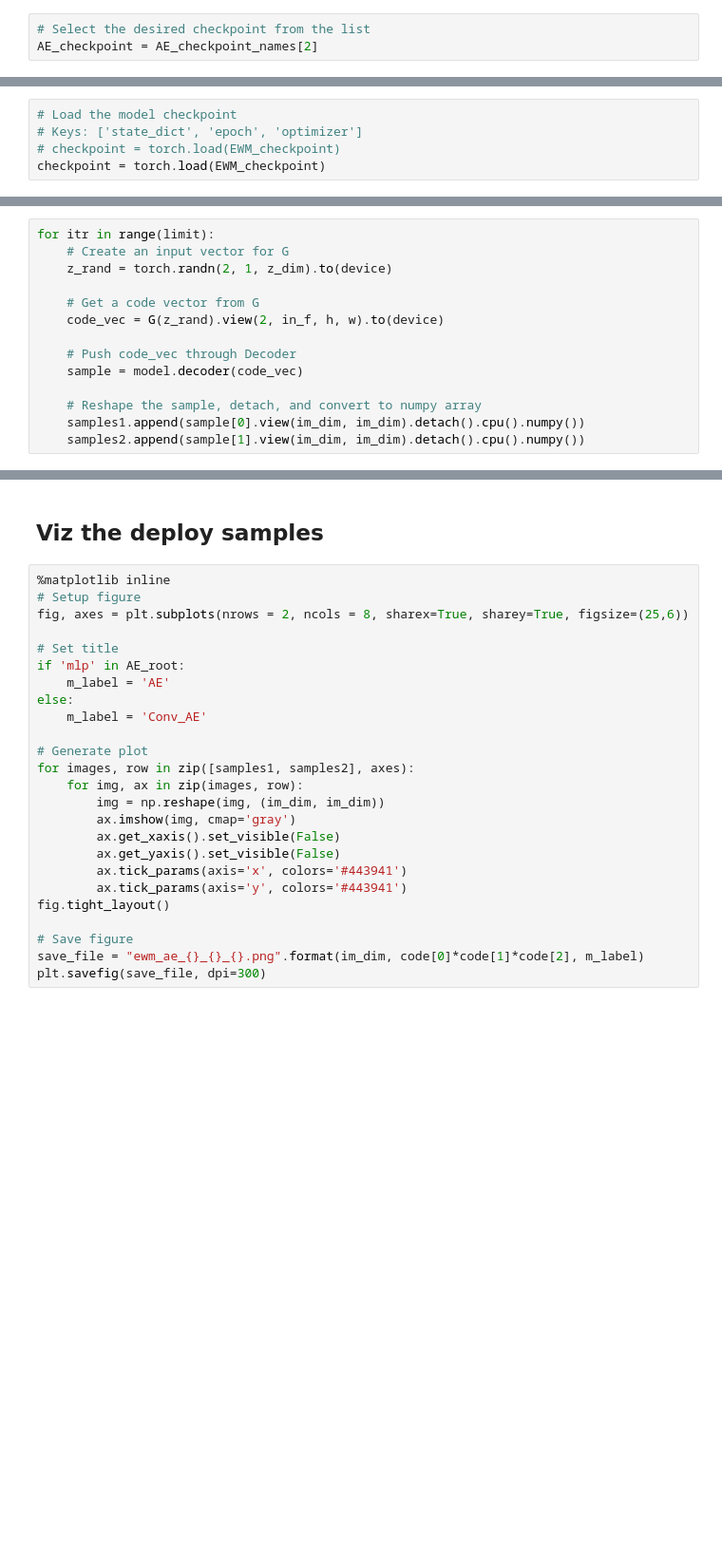
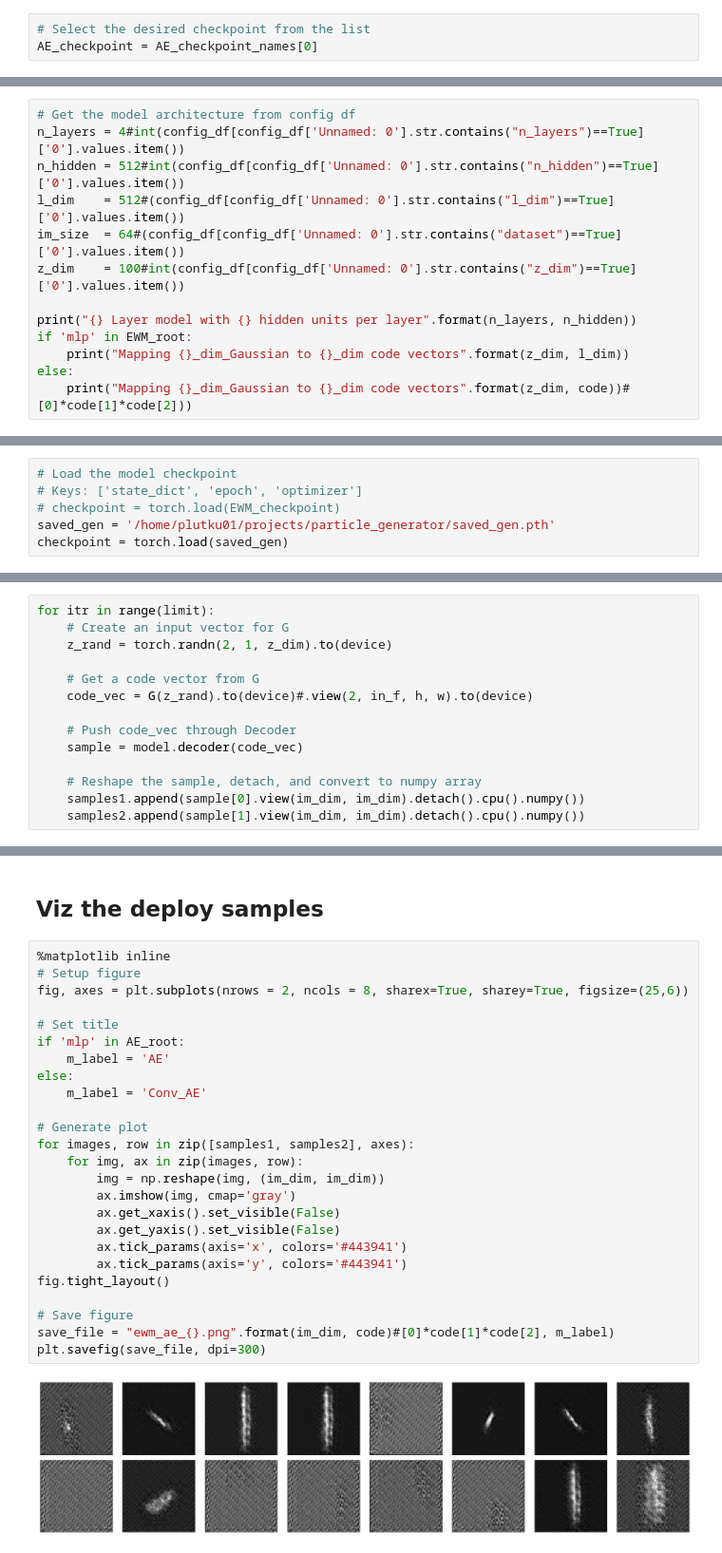
Before and after one commit to paullutkus/particle_generator, a Jupyter notebook: deploy_analysis/03_Deploy_Decoder_with_EWM_Generator.ipynb, the cells around one changed output, grey strips where cells are left out. Shown at 95% size. Cells and saved outputs as stored; diff of their text form; blank space fills up the shorter version.

```diff
--- a/deploy_analysis/03_Deploy_Decoder_with_EWM_Generator.ipynb
+++ b/deploy_analysis/03_Deploy_Decoder_with_EWM_Generator.ipynb
@@ -157,6 +185,6 @@ for i in range(len(AE_checkpoint_names)):
 # %%
 # Select the desired checkpoint from the list
-AE_checkpoint = AE_checkpoint_names[2]
+AE_checkpoint = AE_checkpoint_names[0]
 # %%
 # Load the model checkpoint
 # Keys: ['state_dict', 'epoch', 'optimizer']
@@ -200,3 +252,16 @@ if 'mlp' in EWM_root:
     print("Mapping {}_dim_Gaussian to {}_dim code vectors".format(z_dim, l_dim))
 else:
     print("Mapping {}_dim_Gaussian to {}_dim code vectors".format(z_dim, code[0]*code[1]*code[2]))
+# %%
+# Get the model architecture from config df
+n_layers = 4#int(config_df[config_df['Unnamed: 0'].str.contains("n_layers")==True]['0'].values.item())
+n_hidden = 512#int(config_df[config_df['Unnamed: 0'].str.contains("n_hidden")==True]['0'].values.item())
+l_dim    = 512#(config_df[config_df['Unnamed: 0'].str.contains("l_dim")==True]['0'].values.item())
+im_size  = 64#(config_df[config_df['Unnamed: 0'].str.contains("dataset")==True]['0'].values.item())
+z_dim    = 100#int(config_df[config_df['Unnamed: 0'].str.contains("z_dim")==True]['0'].values.item())
+
+print("{} Layer model with {} hidden units per layer".format(n_layers, n_hidden))
+if 'mlp' in EWM_root:
+    print("Mapping {}_dim_Gaussian to {}_dim code vectors".format(z_dim, l_dim))
+else:
+    print("Mapping {}_dim_Gaussian to {}_dim code vectors".format(z_dim, code))#[0]*code[1]*code[2]))
@@ -232,7 +300,8 @@ EWM_checkpoint = EWM_checkpoint_names[0]
 # Load the model checkpoint
 # Keys: ['state_dict', 'epoch', 'optimizer']
 # checkpoint = torch.load(EWM_checkpoint)
-checkpoint = torch.load(EWM_checkpoint)
+saved_gen = '/home/plutku01/projects/particle_generator/saved_gen.pth'
+checkpoint = torch.load(saved_gen)
 # %%
 # Load the model's state dictionary
 # Note: The IncompatibleKeys(missing_keys=[], unexpected_keys=[]) message indicates that
@@ -294,7 +392,7 @@ for itr in range(limit):
     z_rand = torch.randn(2, 1, z_dim).to(device)
 
     # Get a code vector from G
-    code_vec = G(z_rand).view(2, in_f, h, w).to(device)
+    code_vec = G(z_rand).to(device)#.view(2, in_f, h, w).to(device)
 
     # Push code_vec through Decoder
     sample = model.decoder(code_vec)
@@ -312,25 +416,27 @@ plt.imshow(samples1[6], cmap='gray')
 # %%
 %matplotlib inline
 # Setup figure
 fig, axes = plt.subplots(nrows = 2, ncols = 8, sharex=True, sharey=True, figsize=(25,6))
 
 # Set title
 if 'mlp' in AE_root:
     m_label = 'AE'
 else:
     m_label = 'Conv_AE'
 
 # Generate plot
 for images, row in zip([samples1, samples2], axes):
     for img, ax in zip(images, row):
         img = np.reshape(img, (im_dim, im_dim))
         ax.imshow(img, cmap='gray')
         ax.get_xaxis().set_visible(False)
         ax.get_yaxis().set_visible(False)
         ax.tick_params(axis='x', colors='#443941')
         ax.tick_params(axis='y', colors='#443941')
 fig.tight_layout()
 
 # Save figure
-save_file = "ewm_ae_{}_{}_{}.png".format(im_dim, code[0]*code[1]*code[2], m_label)
+save_file = "ewm_ae_{}.png".format(im_dim, code)#[0]*code[1]*code[2], m_label)
 plt.savefig(save_file, dpi=300)
+# %% [output]
+[figure, added]
```
Also changed, not shown: parts of 21 cells of this notebook, 13 other files.
